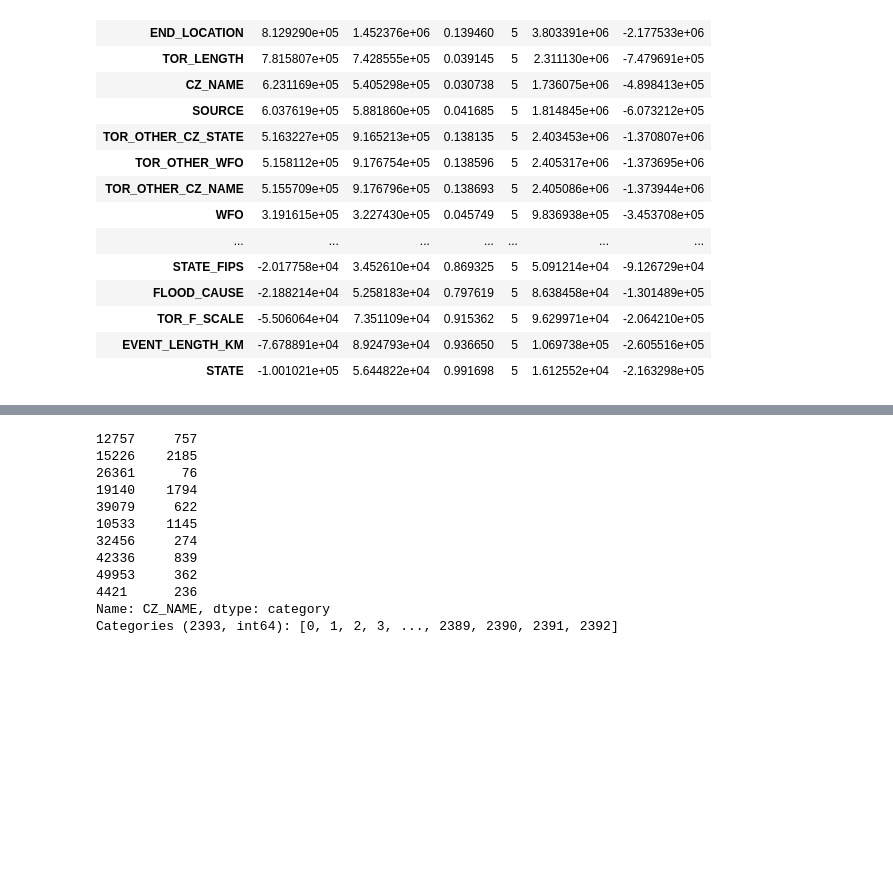
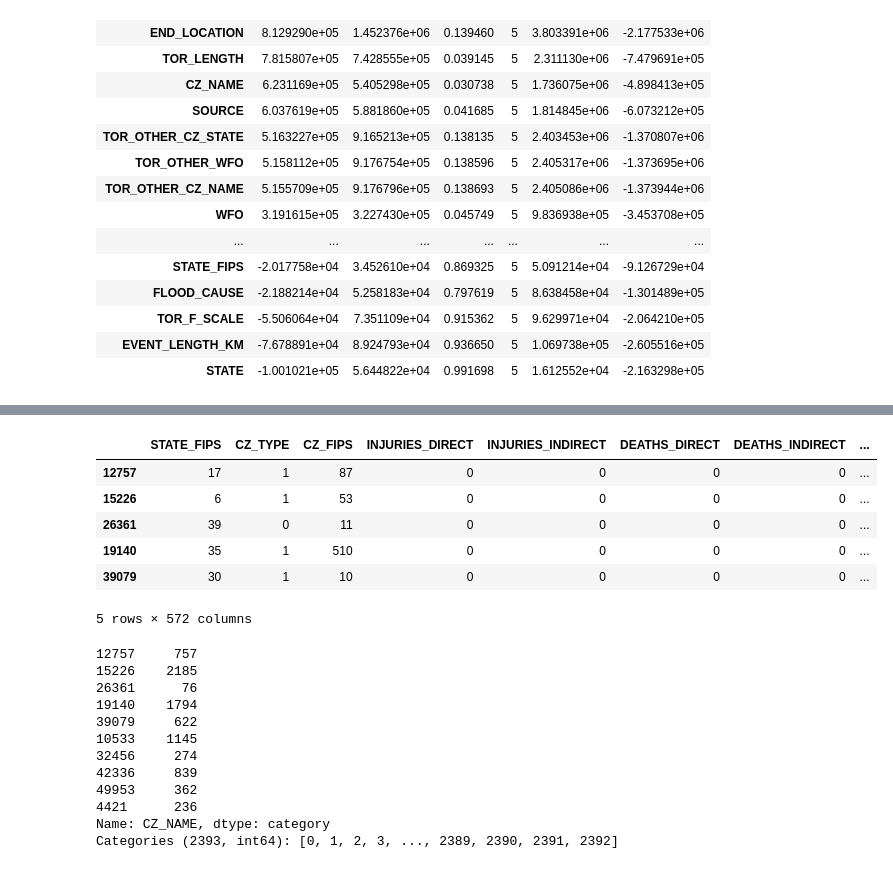
Before and after one commit to ngabrielaxej/Stormevents_Damage_Prediction, a Jupyter notebook: notebooks/autogluon_feature_selection.ipynb, the cells around one changed output, grey strips where cells are left out. Cells and saved outputs as stored; diff of their text form; code cells hidden in the pictures; blank space fills up the shorter version.

```diff
--- a/notebooks/autogluon_feature_selection.ipynb
+++ b/notebooks/autogluon_feature_selection.ipynb
@@ -207,6 +223,16 @@ y_test = test_stormevents2013['total_damages']
 # %%
 #AutoGluon’s internal feature generator (turns raw → numeric).
 X_test_internal = predictor.transform_features(X_test)
+# %%
+X_test_internal.head()
+# %% [output]
+|  | STATE_FIPS | CZ_TYPE | CZ_FIPS | INJURIES_DIRECT | INJURIES_INDIRECT | DEATHS_DIRECT | DEATHS_INDIRECT | ... |
+| 12757 | 17 | 1 | 87 | 0 | 0 | 0 | 0 | ... |
+| 15226 | 6 | 1 | 53 | 0 | 0 | 0 | 0 | ... |
+| 26361 | 39 | 0 | 11 | 0 | 0 | 0 | 0 | ... |
+| 19140 | 35 | 1 | 510 | 0 | 0 | 0 | 0 | ... |
+| 39079 | 30 | 1 | 10 | 0 | 0 | 0 | 0 | ... |
+5 rows × 572 columns
 # %%
 X_test_internal['EPISODE_NARRATIVE'].head(10)
 X_test_internal['CZ_NAME'].head(10)
```
Also changed, not shown: parts of 12 cells of this notebook, 1 other file.
